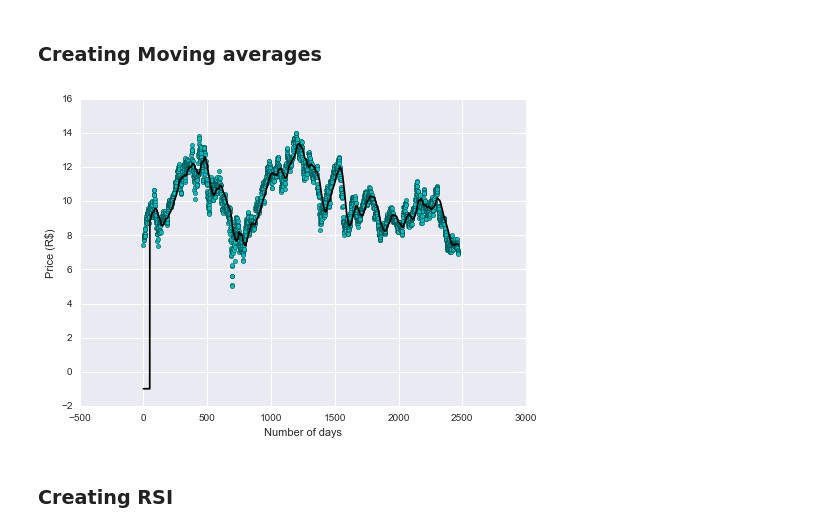
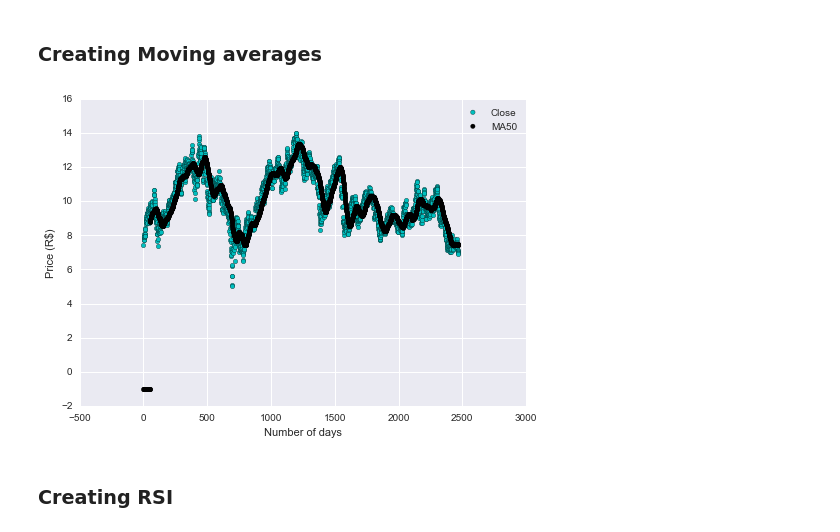
Before and after one commit to ivanlflj/capstone, a Jupyter notebook: stock_analysis_code.ipynb, the cells around one changed output. Cells and saved outputs as stored; diff of their text form; code cells hidden in the pictures.

```diff
--- a/stock_analysis_code.ipynb
+++ b/stock_analysis_code.ipynb
@@ -105,20 +105,21 @@ plt.show()
 # %%
 for i in (5,8,21,50):
     df['MA'+str(i)] = -1
     for j in range(50,len(df)):
         sum = 0
         for k in range(1,i+1):
             sum += df.loc[j,'close'+str(k)]
         df.loc[j,'MA'+str(i)] = sum/i
 
 # Verify if the code worked
-plt.scatter(df.index.tolist(),df['close'].values,c='c')
-plt.plot(df.index.tolist(),df['MA50'].values,'-',c='k')
+close = plt.scatter(df.index.tolist(),df['close'].values,c='c')
+ma50 = plt.scatter(df.index.tolist(),df['MA50'].values,c='k')
+plt.legend((close,ma50),('Close','MA50'))
 plt.xlabel('Number of days')
 plt.ylabel('Price (R$)')
 plt.show()
 # %% [output]
-[figure, old version]
+[figure, new version]
 # %% [markdown]
 ### Creating RSI
 # %%
```
Also changed, not shown: parts of 19 cells of this notebook, 17 other files.
